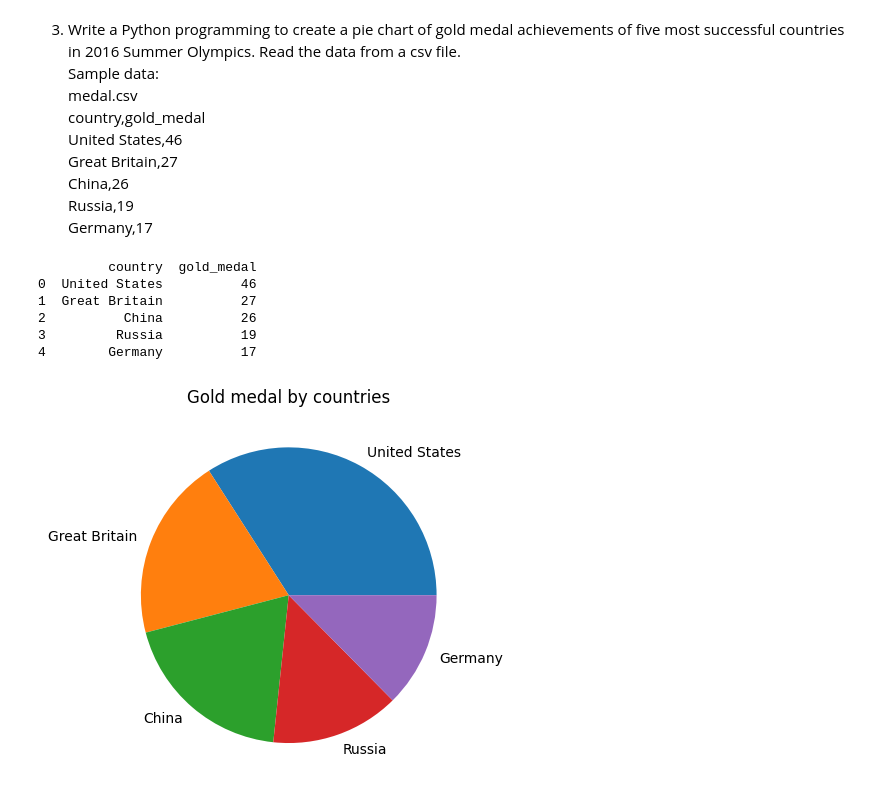
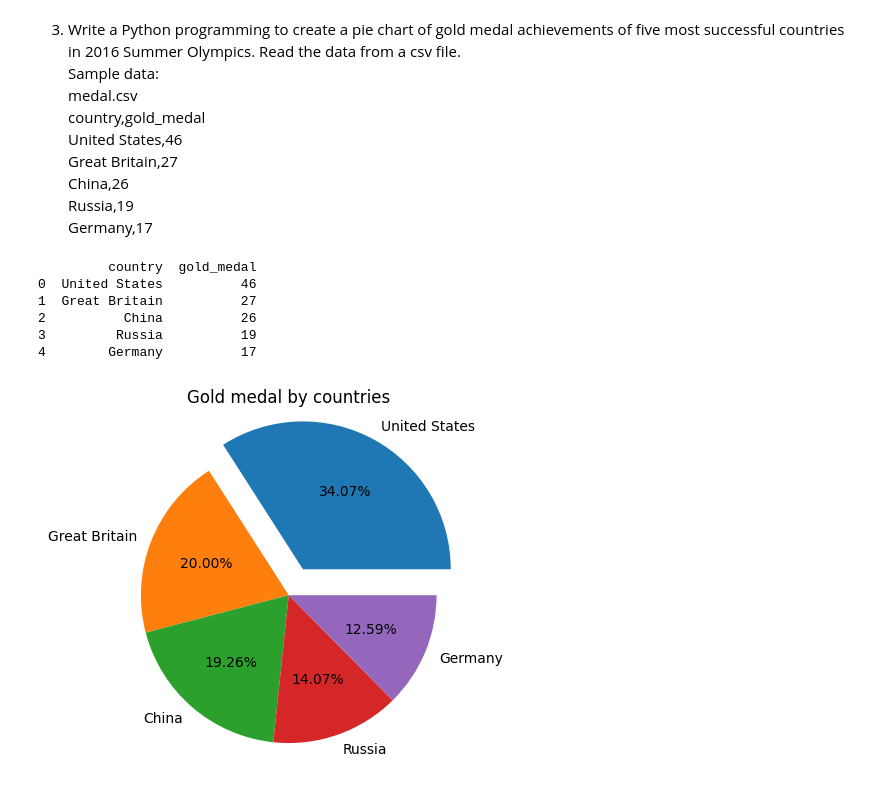
Before and after one commit to ash123-8055/Python-Libraries, a Jupyter notebook: matplotlib_piechart.ipynb, the cells around one changed output. Drawn from its saved outputs; the diff is of its cells as text; code cells hidden in the pictures.

```diff
--- a/matplotlib_piechart.ipynb
+++ b/matplotlib_piechart.ipynb
@@ -47,14 +47,14 @@ Germany,17
 # %%
 df=pd.read_csv("medal.csv")
 print(df)
-plt.pie(df["gold_medal"],labels=df["country"])
+plt.pie(df["gold_medal"],labels=df["country"],autopct="%1.2f%%",explode=[0.2,0,0,0,0,])
 plt.title("Gold medal by countries")
 plt.show()
 # %% [output]
          country  gold_medal
 0  United States          46
 1  Great Britain          27
 2          China          26
 3         Russia          19
 4        Germany          17
-[figure, old version]
+[figure, new version]
```
Also changed, not shown: parts of 2 cells of this notebook.
